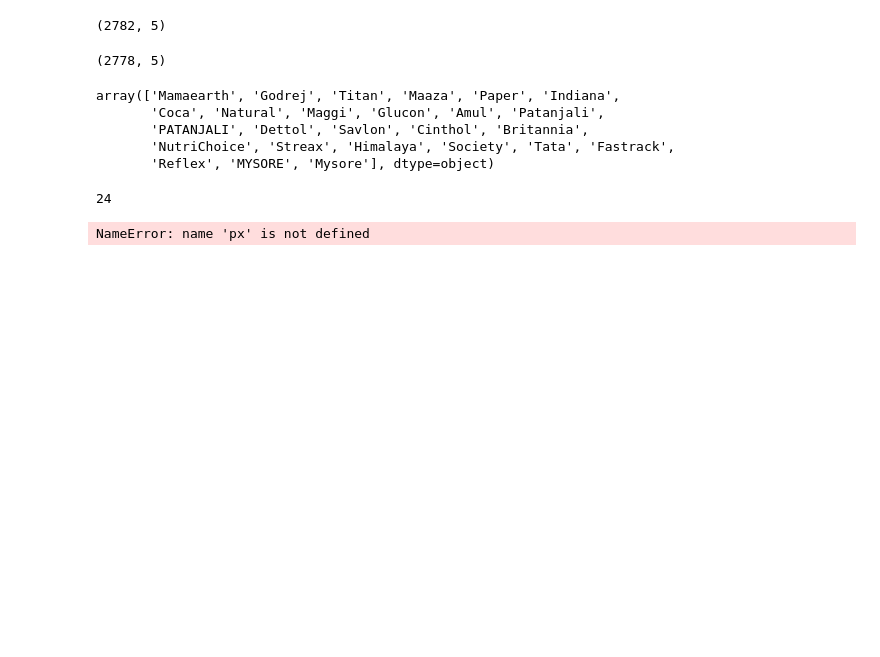
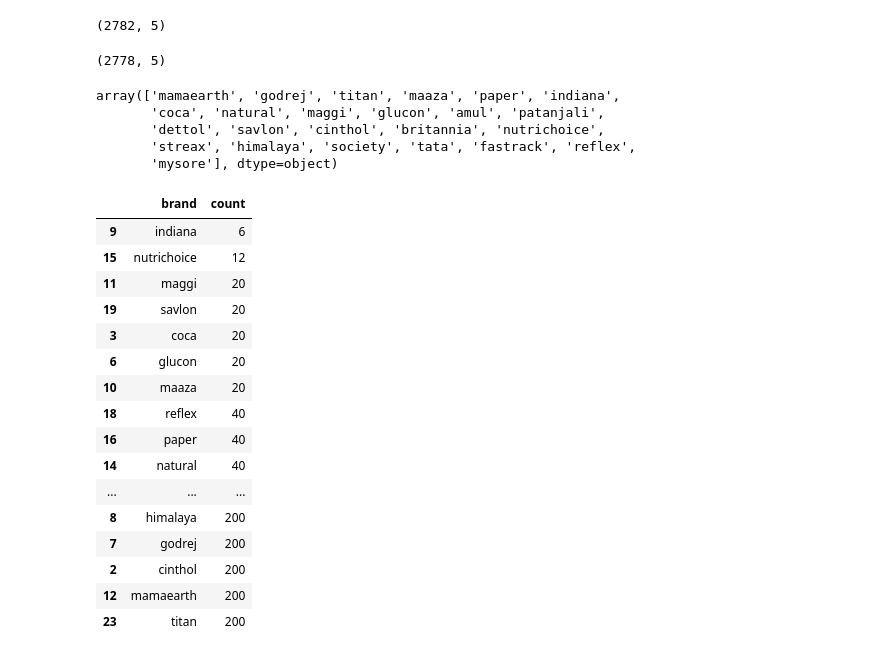
Before and after one commit to AbhinavKoul/DataScienceLab-7th-Sem, a Jupyter notebook: Finals Lab/6 - DataAnalytics.ipynb, the cells around one changed output. Saved outputs shown, nothing was run; the diff lists cells and outputs as text; code cells hidden in the pictures; blank space fills up the shorter version.

```diff
--- a/Finals Lab/6 - DataAnalytics.ipynb
+++ b/Finals Lab/6 - DataAnalytics.ipynb
@@ -44,32 +25,36 @@ df.shape
 (2778, 5)
 # %%
 def get_brand(x):
-    return x.split('-')[0]
+    return x.split('-')[0].lower()
 
 df['brand']= df['name'].apply(get_brand)
 df['brand'].unique()
 # %% [output]
-array(['Mamaearth', 'Godrej', 'Titan', 'Maaza', 'Paper', 'Indiana',
-       'Coca', 'Natural', 'Maggi', 'Glucon', 'Amul', 'Patanjali',
-       'PATANJALI', 'Dettol', 'Savlon', 'Cinthol', 'Britannia',
-       'NutriChoice', 'Streax', 'Himalaya', 'Society', 'Tata', 'Fastrack',
-       'Reflex', 'MYSORE', 'Mysore'], dtype=object)
+array(['mamaearth', 'godrej', 'titan', 'maaza', 'paper', 'indiana',
+       'coca', 'natural', 'maggi', 'glucon', 'amul', 'patanjali',
+       'dettol', 'savlon', 'cinthol', 'britannia', 'nutrichoice',
+       'streax', 'himalaya', 'society', 'tata', 'fastrack', 'reflex',
+       'mysore'], dtype=object)
-# %%
-df['brand'] = df['brand'].str.replace('PATANJALI', 'Patanjali')
-df['brand'] = df['brand'].str.replace('MYSORE', 'Mysore')
-
-#number of unique brands
-len(df['brand'].unique())
-# %% [output]
-24
 # %%
 df1= pd.DataFrame(df.groupby('brand')['asin'].count().reset_index())
 df1.columns= ['brand', 'count']
-
 sort_df= df1.sort_values(['count'], ascending= True)
-
-fig= px.bar(sort_df.iloc[:5, :], y= 'brand', x= 'count', orientation= 'h', color= 'count')
-fig.update_layout(title_text= 'Top 5 brands with least number of reviews', title_x= .5, template= 'plotly_dark')
-fig.show()
+sort_df
 # %% [output]
-NameError: name 'px' is not defined
+|  | brand | count |
+| 9 | indiana | 6 |
+| 15 | nutrichoice | 12 |
+| 11 | maggi | 20 |
+| 19 | savlon | 20 |
+| 3 | coca | 20 |
+| 6 | glucon | 20 |
+| 10 | maaza | 20 |
+| 18 | reflex | 40 |
+| 16 | paper | 40 |
+| 14 | natural | 40 |
+| ... | ... | ... |
+| 8 | himalaya | 200 |
+| 7 | godrej | 200 |
+| 2 | cinthol | 200 |
+| 12 | mamaearth | 200 |
+| 23 | titan | 200 |
```
Also changed, not shown: parts of 5 cells of this notebook, 2 other files.
